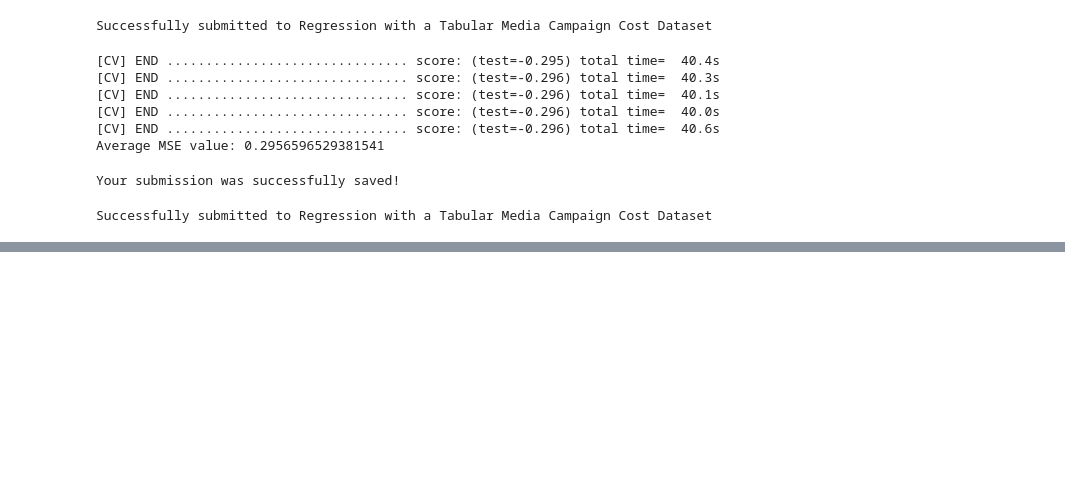
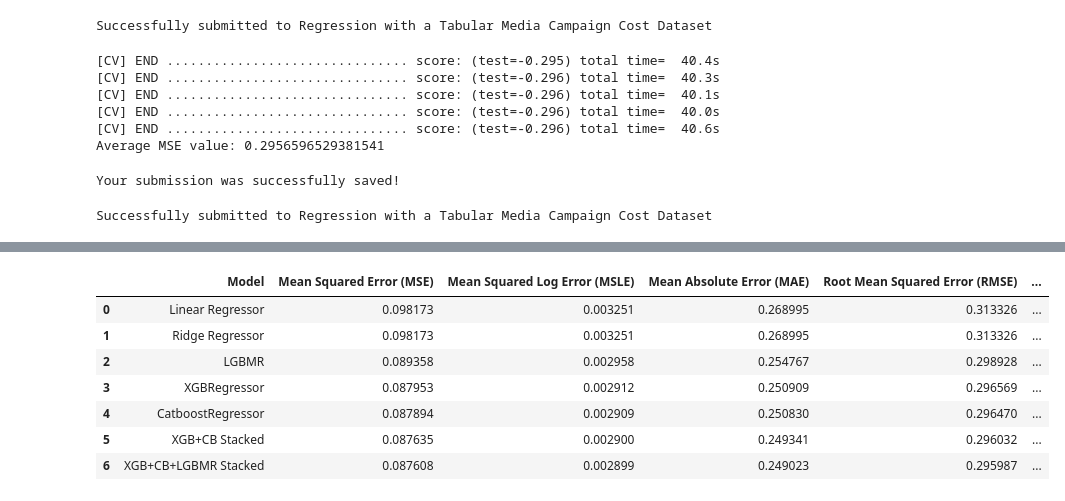
Before and after one commit to BanulaKumarage/ML-LAB2, a Jupyter notebook: regressor.ipynb, the cells around one changed output, grey strips where cells are left out. Saved outputs shown, nothing was run; the diff lists cells and outputs as text; code cells hidden in the pictures; blank space fills up the shorter version.

```diff
--- a/regressor.ipynb
+++ b/regressor.ipynb
@@ -299,0 +421,17 @@ Successfully submitted to Regression with a Tabular Media Campaign Cost Dataset
+# %%
+from sklearn.ensemble import RandomForestRegressor
+
+
+best_model = StackingRegressor([
+    ('xgb', xgb_model),
+    ('cb', catboost_model),
+    ('lgbmr', LGBMRegressor(verbose=0))
+])
+
+generate_csv(
+    best_model,
+    X_train, y_train,
+    X_test,
+    'best_stacked.csv',
+    y_transformed= True
+)
@@ -319,0 +529,2 @@ submission.csv            2023-09-26 15:02:01  Initial      complete  0.30134
+# %%
+best_model.fit(X_train, y_train)
@@ -319,0 +620,11 @@ submission.csv            2023-09-26 15:02:01  Initial      complete  0.30134
+# %%
+eval_df
+# %% [output]
+|  | Model | Mean Squared Error (MSE) | Mean Squared Log Error (MSLE) | Mean Absolute Error (MAE) | Root Mean Squared Error (RMSE) | ... |
+| 0 | Linear Regressor | 0.098173 | 0.003251 | 0.268995 | 0.313326 | ... |
+| 1 | Ridge Regressor | 0.098173 | 0.003251 | 0.268995 | 0.313326 | ... |
+| 2 | LGBMR | 0.089358 | 0.002958 | 0.254767 | 0.298928 | ... |
+| 3 | XGBRegressor | 0.087953 | 0.002912 | 0.250909 | 0.296569 | ... |
+| 4 | CatboostRegressor | 0.087894 | 0.002909 | 0.250830 | 0.296470 | ... |
+| 5 | XGB+CB Stacked | 0.087635 | 0.002900 | 0.249341 | 0.296032 | ... |
+| 6 | XGB+CB+LGBMR Stacked | 0.087608 | 0.002899 | 0.249023 | 0.295987 | ... |
```
Also changed, not shown: parts of 28 cells of this notebook.
